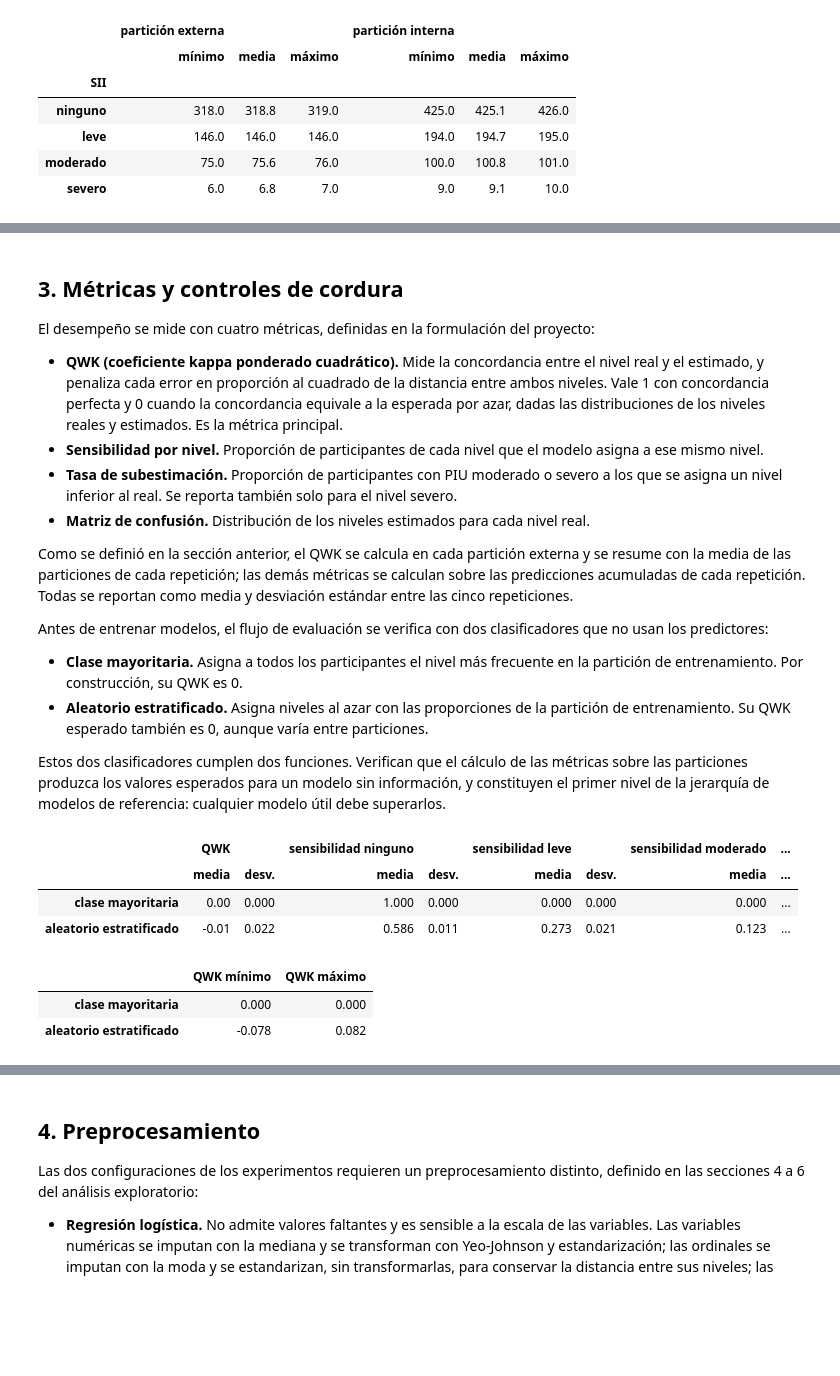
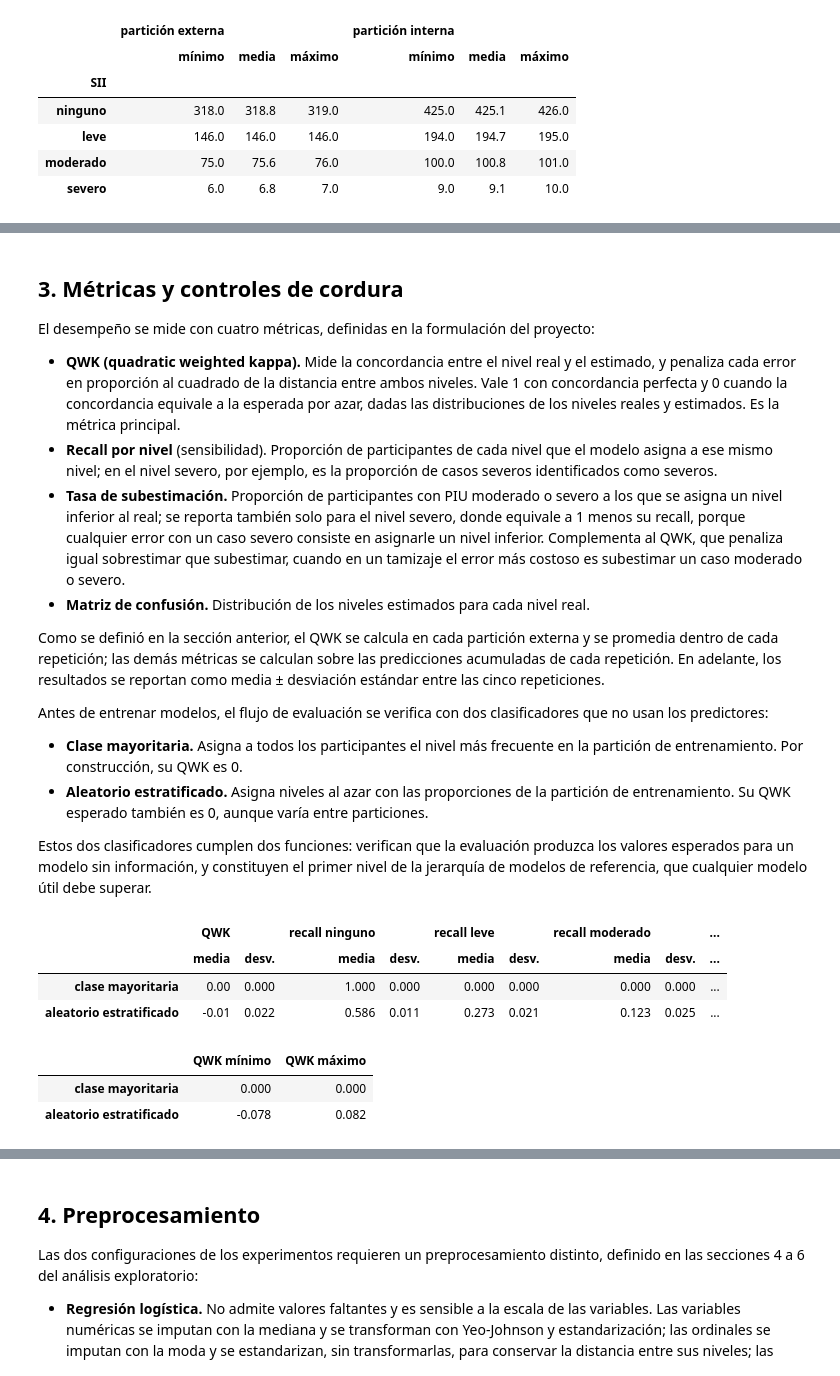
Before and after one commit to juanestebancg2806/piu-severity-prediction, a Jupyter notebook: notebooks/02_experimentos_iniciales.ipynb, the cells around one changed output, grey strips where cells are left out. Drawn from its saved outputs; the diff is of its cells as text; code cells hidden in the pictures; blank space fills up the shorter version.

```diff
--- a/notebooks/02_experimentos_iniciales.ipynb
+++ b/notebooks/02_experimentos_iniciales.ipynb
@@ -267,19 +291,19 @@ En la validación interna, cada partición de evaluación conserva 9 o 10 casos
 
 El desempeño se mide con cuatro métricas, definidas en la formulación del proyecto:
 
-- **QWK (coeficiente kappa ponderado cuadrático).** Mide la concordancia entre el nivel real y el estimado, y penaliza cada error en proporción al cuadrado de la distancia entre ambos niveles. Vale 1 con concordancia perfecta y 0 cuando la concordancia equivale a la esperada por azar, dadas las distribuciones de los niveles reales y estimados. Es la métrica principal.
-- **Sensibilidad por nivel.** Proporción de participantes de cada nivel que el modelo asigna a ese mismo nivel.
-- **Tasa de subestimación.** Proporción de participantes con PIU moderado o severo a los que se asigna un nivel inferior al real. Se reporta también solo para el nivel severo.
+- **QWK (quadratic weighted kappa).** Mide la concordancia entre el nivel real y el estimado, y penaliza cada error en proporción al cuadrado de la distancia entre ambos niveles. Vale 1 con concordancia perfecta y 0 cuando la concordancia equivale a la esperada por azar, dadas las distribuciones de los niveles reales y estimados. Es la métrica principal.
+- **Recall por nivel** (sensibilidad). Proporción de participantes de cada nivel que el modelo asigna a ese mismo nivel; en el nivel severo, por ejemplo, es la proporción de casos severos identificados como severos.
+- **Tasa de subestimación.** Proporción de participantes con PIU moderado o severo a los que se asigna un nivel inferior al real; se reporta también solo para el nivel severo, donde equivale a 1 menos su recall, porque cualquier error con un caso severo consiste en asignarle un nivel inferior. Complementa al QWK, que penaliza igual sobrestimar que subestimar, cuando en un tamizaje el error más costoso es subestimar un caso moderado o severo.
 - **Matriz de confusión.** Distribución de los niveles estimados para cada nivel real.
 
-Como se definió en la sección anterior, el QWK se calcula en cada partición externa y se resume con la media de las particiones de cada repetición; las demás métricas se calculan sobre las predicciones acumuladas de cada repetición. Todas se reportan como media y desviación estándar entre las cinco repeticiones.
+Como se definió en la sección anterior, el QWK se calcula en cada partición externa y se promedia dentro de cada repetición; las demás métricas se calculan sobre las predicciones acumuladas de cada repetición. En adelante, los resultados se reportan como media ± desviación estándar entre las cinco repeticiones.
 
 Antes de entrenar modelos, el flujo de evaluación se verifica con dos clasificadores que no usan los predictores:
 
 - **Clase mayoritaria.** Asigna a todos los participantes el nivel más frecuente en la partición de entrenamiento. Por construcción, su QWK es 0.
 - **Aleatorio estratificado.** Asigna niveles al azar con las proporciones de la partición de entrenamiento. Su QWK esperado también es 0, aunque varía entre particiones.
 
-Estos dos clasificadores cumplen dos funciones. Verifican que el cálculo de las métricas sobre las particiones produzca los valores esperados para un modelo sin información, y constituyen el primer nivel de la jerarquía de modelos de referencia: cualquier modelo útil debe superarlos.
+Estos dos clasificadores cumplen dos funciones: verifican que la evaluación produzca los valores esperados para un modelo sin información, y constituyen el primer nivel de la jerarquía de modelos de referencia, que cualquier modelo útil debe superar.
 # %%
 CONTROLES = {
     "clase mayoritaria": DummyClassifier(strategy="most_frequent"),
@@ -296,42 +320,42 @@ resultados_controles = {
 # %%
 METRICAS_ES = {
     "qwk": "QWK",
-    "recall_0": "sensibilidad ninguno",
-    "recall_1": "sensibilidad leve",
-    "recall_2": "sensibilidad moderado",
-    "recall_3": "sensibilidad severo",
+    "recall_0": "recall ninguno",
+    "recall_1": "recall leve",
+    "recall_2": "recall moderado",
+    "recall_3": "recall severo",
     "underestimation": "subestimación moderado o severo",
     "underestimation_severe": "subestimación severo",
 }
 
 
 def tabla_desempeno(resultados: dict) -> pd.DataFrame:
     """Resume cada modelo con la media y la desviación entre repeticiones."""
     filas = {}
     for nombre, (pliegues, predicciones) in resultados.items():
         agregado = aggregate_repeats(summarize_by_repeat(pliegues, predicciones))
         filas[nombre] = {
             (METRICAS_ES[metrica], estadistico): agregado.at[metrica, columna]
             for metrica in METRICAS_ES
             for estadistico, columna in [("media", "mean"), ("desv.", "std")]
         }
     tabla = pd.DataFrame(filas).T
     tabla.columns = pd.MultiIndex.from_tuples(tabla.columns)
     return tabla
 
 
 tabla_controles = tabla_desempeno(resultados_controles)
 qwk_por_particion = pd.DataFrame(
     {nombre: pliegues["qwk"] for nombre, (pliegues, _) in resultados_controles.items()}
 ).agg(["min", "max"]).T.rename(columns={"min": "QWK mínimo", "max": "QWK máximo"})
 
 display(tabla_controles.round(3))
 qwk_por_particion.round(3)
 # %% [output]
-|  | QWK |  | sensibilidad ninguno |  | sensibilidad leve |  | sensibilidad moderado | ... |
-|  | media | desv. | media | desv. | media | desv. | media | ... |
-| clase mayoritaria | 0.00 | 0.000 | 1.000 | 0.000 | 0.000 | 0.000 | 0.000 | ... |
-| aleatorio estratificado | -0.01 | 0.022 | 0.586 | 0.011 | 0.273 | 0.021 | 0.123 | ... |
+|  | QWK |  | recall ninguno |  | recall leve |  | recall moderado |  | ... |
+|  | media | desv. | media | desv. | media | desv. | media | desv. | ... |
+| clase mayoritaria | 0.00 | 0.000 | 1.000 | 0.000 | 0.000 | 0.000 | 0.000 | 0.000 | ... |
+| aleatorio estratificado | -0.01 | 0.022 | 0.586 | 0.011 | 0.273 | 0.021 | 0.123 | 0.025 | ... |
 |  | QWK mínimo | QWK máximo |
 | clase mayoritaria | 0.000 | 0.000 |
 | aleatorio estratificado | -0.078 | 0.082 |
```
Also changed, not shown: parts of 13 cells of this notebook, 1 other file.
